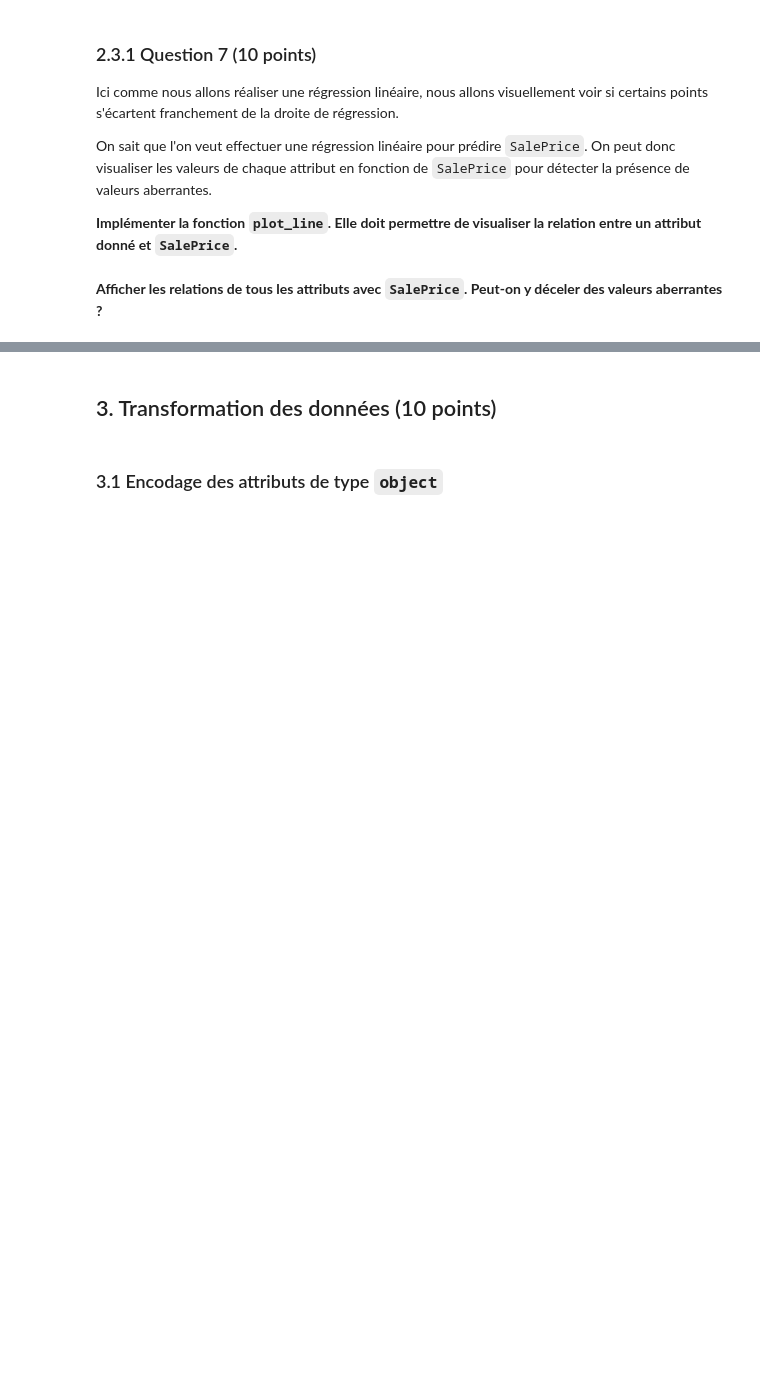
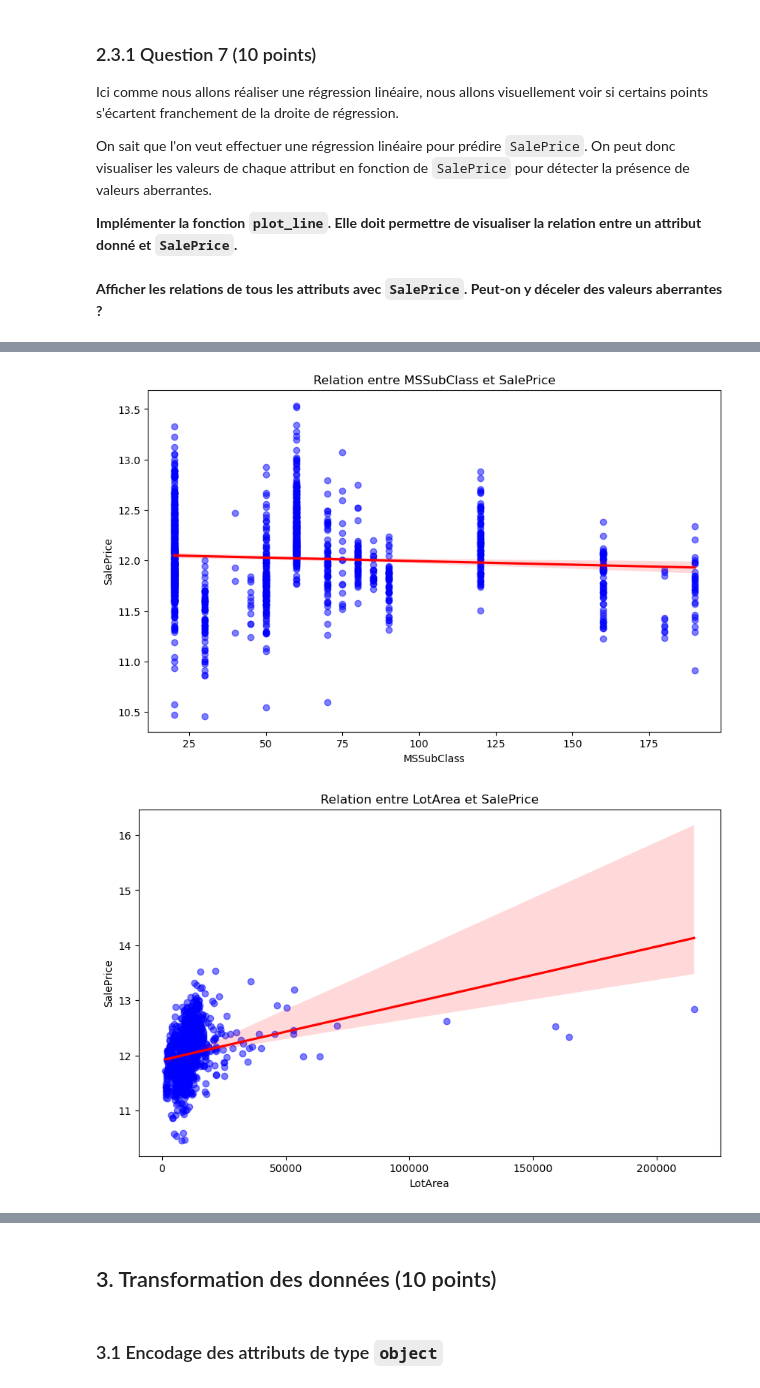
Before and after one commit to WillMart91/DataScience, a Jupyter notebook: TP1-20240906/TP1_Fournier_Martin.ipynb, the cells around one changed output, grey strips where cells are left out. Saved outputs shown, nothing was run; the diff lists cells and outputs as text; code cells hidden in the pictures; blank space fills up the shorter version.

```diff
--- a/TP1-20240906/TP1_Fournier_Martin.ipynb
+++ b/TP1-20240906/TP1_Fournier_Martin.ipynb
@@ -344,9 +330,9 @@ def plot_line(attr):
     :param attr: attribut à comparer à SalePrice
     """
     pylt.figure(figsize=(10, 6))
-    sns.regplot(x=attr, y='SalePrice', data=df, scatter_kws={'color': 'blue'}, line_kws={'color': 'red'})
+    sns.regplot(x=attr, y='SalePrice', data=df, scatter_kws={'color': 'blue', 'alpha': 0.5}, line_kws={'color': 'red'})
 
-    pylt.title(f'Relationship between {attr} and SalePrice')
+    pylt.title(f'Relation entre {attr} et SalePrice')
     pylt.xlabel(attr)
     pylt.ylabel('SalePrice')
 
@@ -381,0 +342,8 @@ df
+# %%
+#TODO
+for column in df.columns:
+    if column != 'SalePrice' and column not in object_col:
+        plot_line(column)
+# %% [output]
+[figure, added]
+[figure, added]
```
Also changed, not shown: parts of 34 cells of this notebook, 2 other files.
